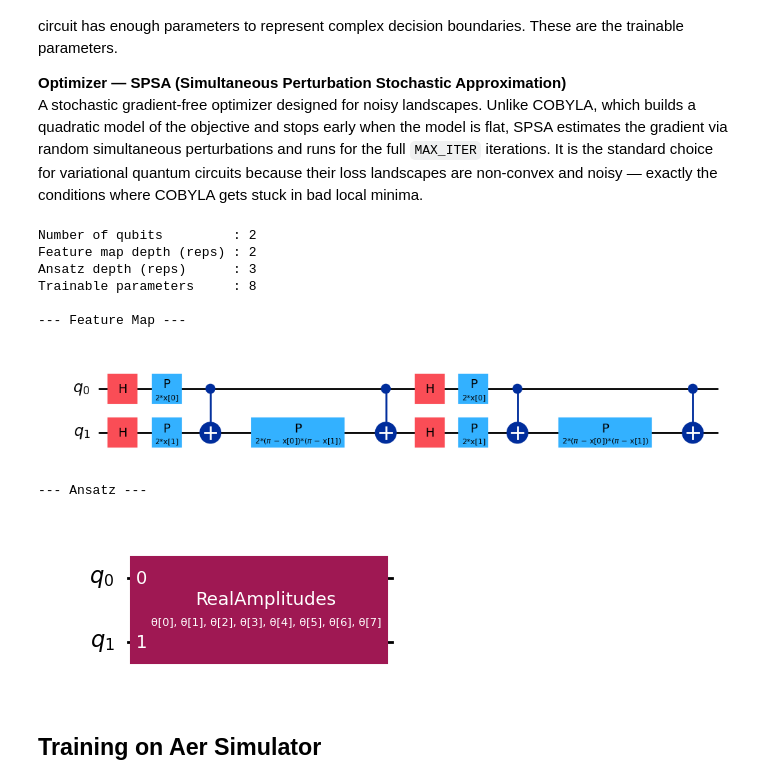
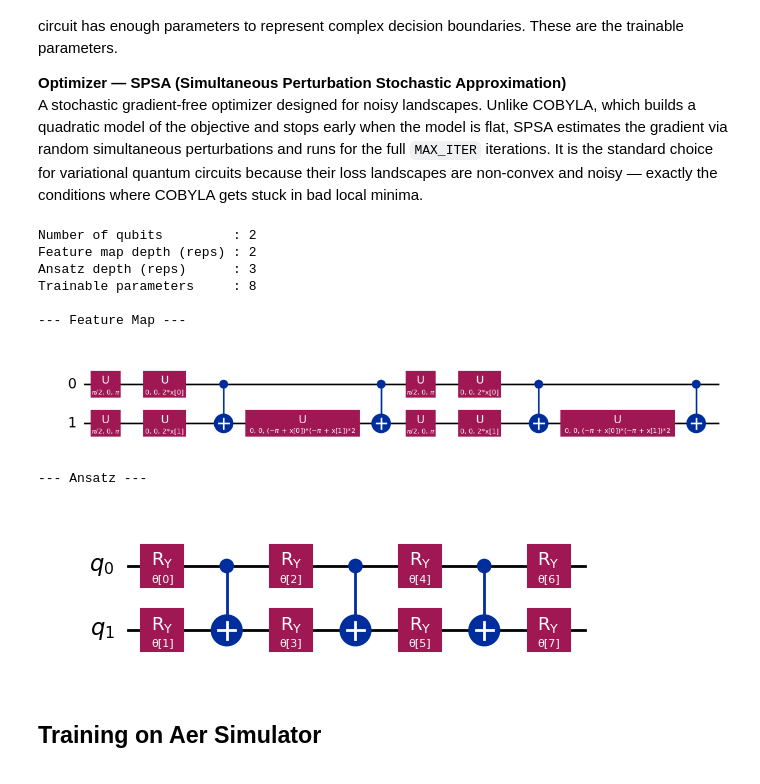
Before and after one commit to peri21/CC-QC-Comparison, a Jupyter notebook: ai/classification/quantum/vqc.ipynb, the cells around one changed output. Drawn from its saved outputs; the diff is of its cells as text; code cells hidden in the pictures.

```diff
--- a/ai/classification/quantum/vqc.ipynb
+++ b/ai/classification/quantum/vqc.ipynb
@@ -128,29 +128,29 @@ their loss landscapes are non-convex and noisy — exactly the conditions where
 gets stuck in bad local minima.
 # %%
 n_qubits    = N_FEATURES
-feature_map = ZZFeatureMap(feature_dimension=n_qubits, reps=2)
-ansatz      = RealAmplitudes(num_qubits=n_qubits, reps=3)
+feature_map = zz_feature_map(feature_dimension=n_qubits, reps=2)
+ansatz      = real_amplitudes(num_qubits=n_qubits, reps=3)
 
 print(f"Number of qubits         : {n_qubits}")
 print(f"Feature map depth (reps) : 2")
 print(f"Ansatz depth (reps)      : 3")
 print(f"Trainable parameters     : {ansatz.num_parameters}")
 
 print("\n--- Feature Map ---")
 display(feature_map.decompose().draw(output="mpl", fold=-1))
 
 print("\n--- Ansatz ---")
 display(ansatz.draw(output="mpl", fold=-1))
 # %% [output]
 Number of qubits         : 2
 Feature map depth (reps) : 2
 Ansatz depth (reps)      : 3
 Trainable parameters     : 8
 
 --- Feature Map ---
-[figure, old version]
+[figure, new version]
 --- Ansatz ---
-[figure, old version]
+[figure, new version]
 # %% [markdown]
 ## Training on Aer Simulator
 # %%
```
Also changed, not shown: parts of 5 cells of this notebook, 3 other files.
